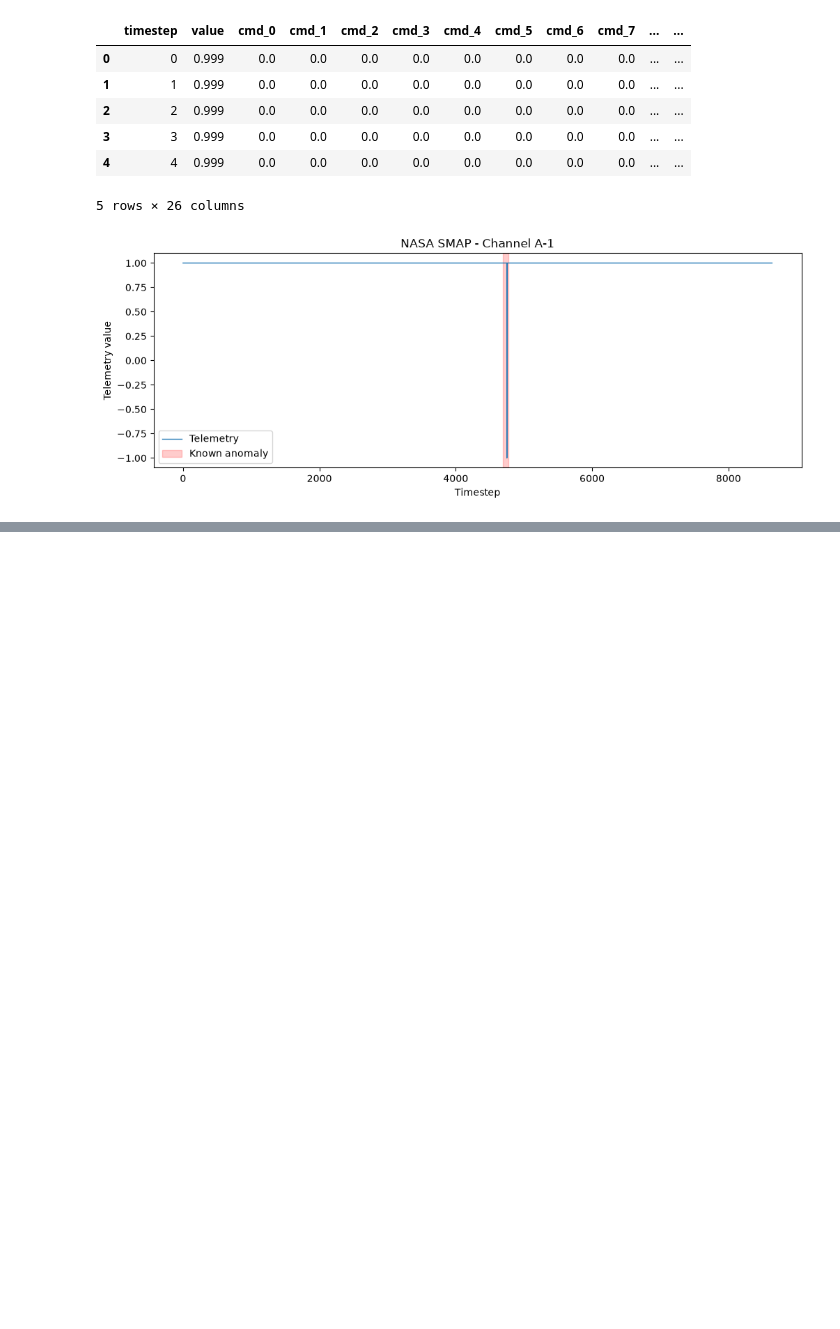
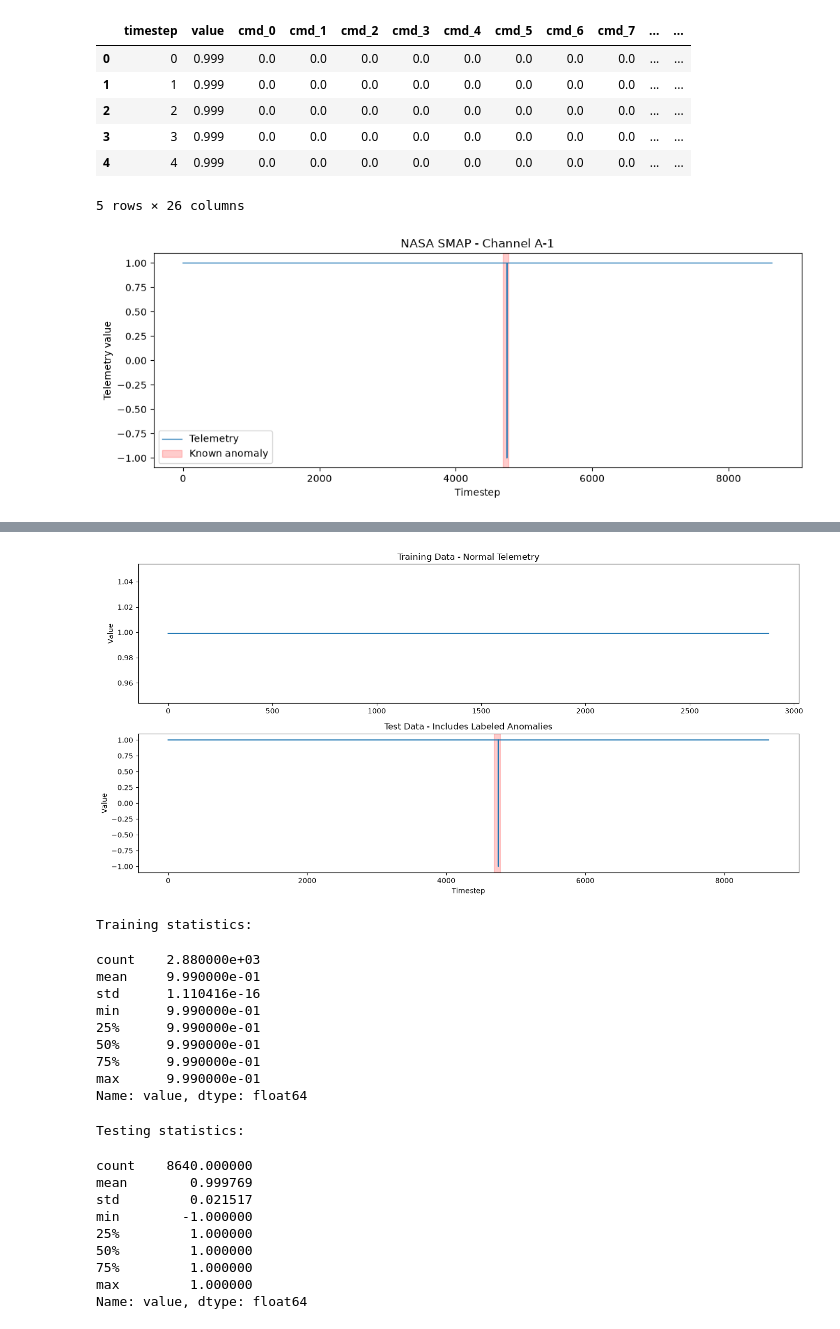
Before and after one commit to victorhuii/Spacecraft-Anomaly-Project, a Jupyter notebook: notebooks/01_exploratory_analysis.ipynb, the cells around one changed output, grey strips where cells are left out. Drawn from its saved outputs; the diff is of its cells as text; code cells hidden in the pictures; blank space fills up the shorter version.

```diff
--- a/notebooks/01_exploratory_analysis.ipynb
+++ b/notebooks/01_exploratory_analysis.ipynb
@@ -69,0 +155,48 @@ plt.show()
+# %%
+fig, axes = plt.subplots(2, 1, figsize=(14, 7))
+
+# Training data
+axes[0].plot(train["timestep"], train["value"])
+axes[0].set_title("Training Data - Normal Telemetry")
+axes[0].set_ylabel("Value")
+
+# Test data
+axes[1].plot(test["timestep"], test["value"])
+
+for start, end in anomaly_ranges:
+    axes[1].axvspan(start, end, color="red", alpha=0.2)
+
+axes[1].set_title("Test Data - Includes Labeled Anomalies")
+axes[1].set_xlabel("Timestep")
+axes[1].set_ylabel("Value")
+
+plt.tight_layout()
+plt.show()
+
+print("Training statistics:")
+display(train["value"].describe())
+
+print("Testing statistics:")
+display(test["value"].describe())
+# %% [output]
+[figure, added]
+Training statistics:
+count    2.880000e+03
+mean     9.990000e-01
+std      1.110416e-16
+min      9.990000e-01
+25%      9.990000e-01
+50%      9.990000e-01
+75%      9.990000e-01
+max      9.990000e-01
+Name: value, dtype: float64
+Testing statistics:
+count    8640.000000
+mean        0.999769
+std         0.021517
+min        -1.000000
+25%         1.000000
+50%         1.000000
+75%         1.000000
+max         1.000000
+Name: value, dtype: float64
```
Also changed, not shown: parts of 30 cells of this notebook, 1 other file.
